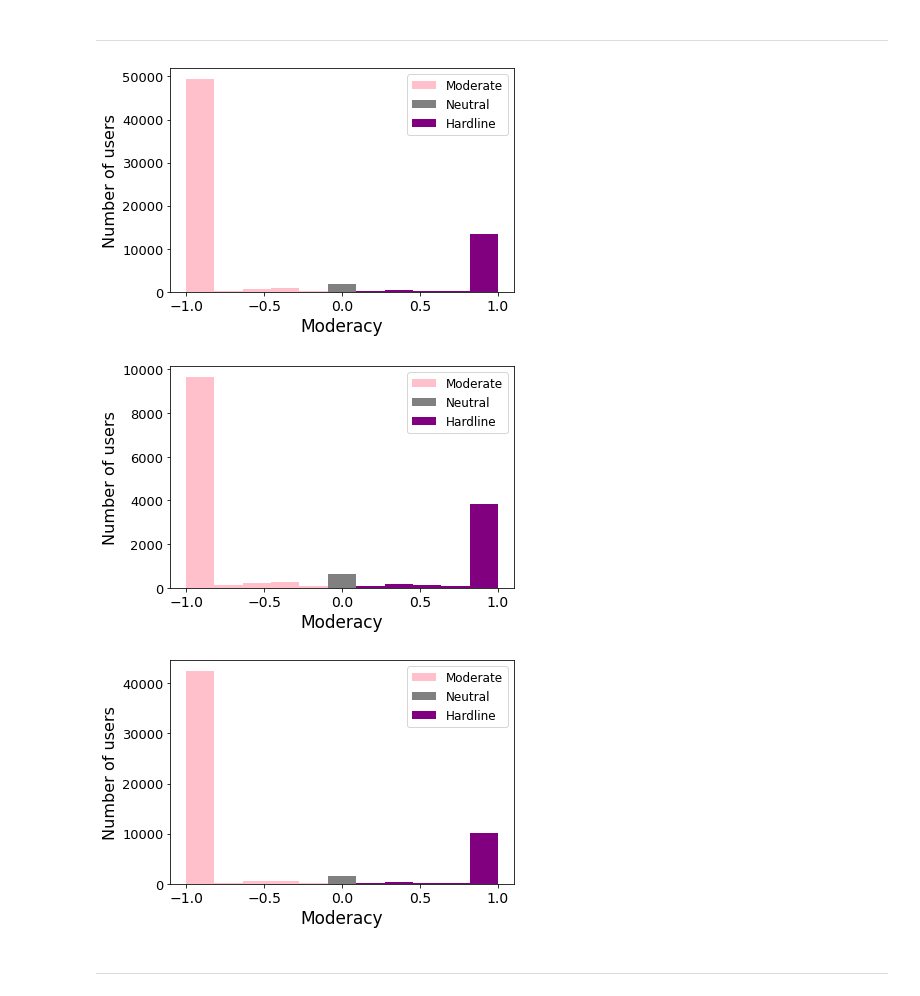
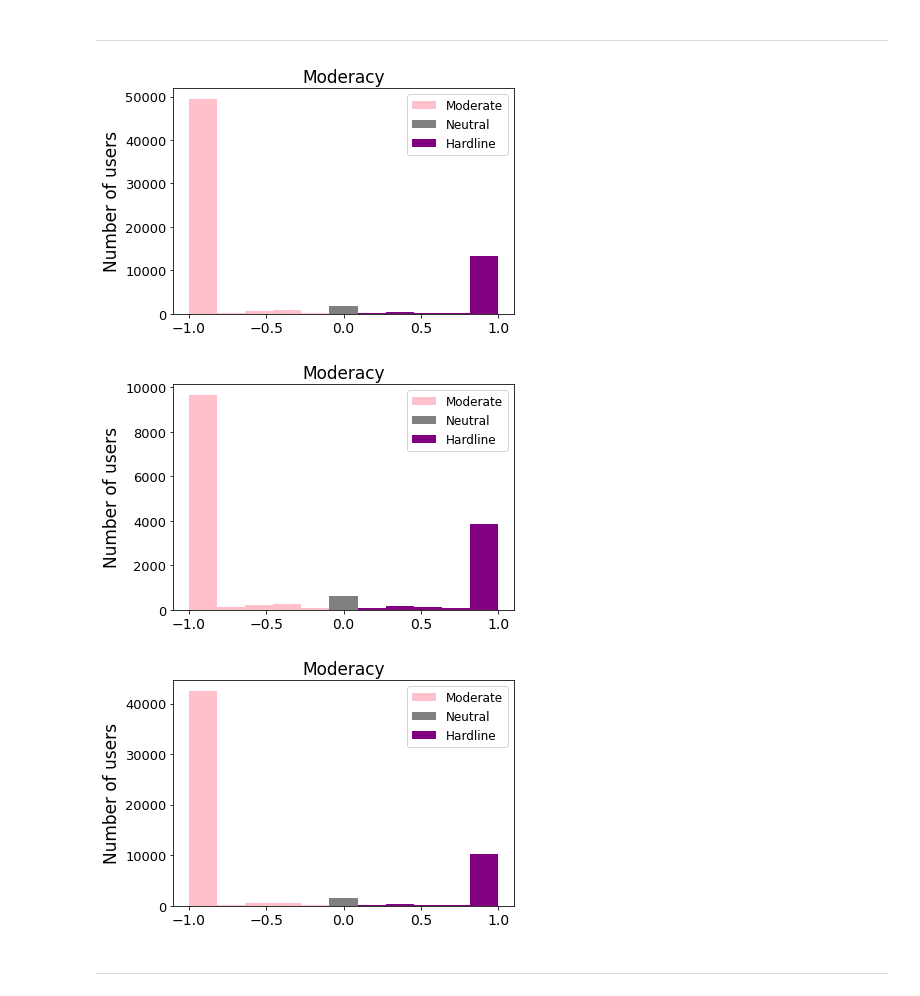
Before and after one commit to MoSamani/Deleted-Tweets, a Jupyter notebook: user_polarisiation/Plot_moderacy_Polarisation.ipynb, the cells around one changed output. Saved outputs shown, nothing was run; the diff lists cells and outputs as text; code cells hidden in the pictures.

```diff
--- a/user_polarisiation/Plot_moderacy_Polarisation.ipynb
+++ b/user_polarisiation/Plot_moderacy_Polarisation.ipynb
@@ -596,8 +648,8 @@ plot_histogram_kb(df['moderacy'],'hist_tweetsKB_moderacy_polarized_users(nondele
 # %% [markdown]
 ****
 # %%
-df_tweetskb_polarized_users_del = df_tweetskb_polarized_user[df_tweetskb_polarized_user['is_deleted']==True]
-df_tweetskb_polarized_users_undel = df_tweetskb_polarized_user[df_tweetskb_polarized_user['is_deleted']==False]
+df_tweetskb_del = df_tweetskb[df_tweetskb['is_deleted']==True]
+df_tweetskb_undel = df_tweetskb[df_tweetskb['is_deleted']==False]
 # %%
 def plot_histogram_kb(df, titel):
 
@@ -620,8 +672,9 @@ def plot_histogram_kb(df, titel):
     ax.tick_params(axis='y', which='major', labelsize=13)
 
     figsize=(8, 6)
-    plt.ylabel('Number of users', fontsize=16)
-    ax.set_xlabel(xlabel='Moderacy', fontsize=17)
+    ax.set_title('Moderacy', fontsize=17)
+    ax.set_ylabel('Number of users', fontsize=17)
+    #ax.set_xlabel(xlabel='Moderacy', fontsize=17)
 
     #plt.title('Political polarization', fontsize=18)
     plt.legend( fontsize=12)
@@ -629,20 +682,20 @@ def plot_histogram_kb(df, titel):
     plt.savefig('../plots/'+titel+'.pdf')
 # %%
 #All Tweets
-df = df_tweetskb_polarized_user.drop_duplicates(subset=['Username'])
-plot_histogram_kb(df['moderacy_polarisation'],'hist_tweetsKB_moderacy_polarized_users(alltweets)')
+df = df_tweetskb.drop_duplicates(subset=['Username'])
+plot_histogram_kb(df['moderacy'],'hist_tweetsKB_moderacy_polarized_users(alltweets)')
 # %% [output]
-[figure, old version]
+[figure, new version]
 # %%
-df = df_tweetskb_polarized_users_del.drop_duplicates(subset=['Username'])
-plot_histogram_kb(df['moderacy_polarisation'],'hist_tweetsKB_moderacy_polarized_users(deletedtweets)')
+df = df_tweetskb_del.drop_duplicates(subset=['Username'])
+plot_histogram_kb(df['moderacy'],'hist_tweetsKB_moderacy_polarized_users(deletedtweets)')
 # %% [output]
-[figure, old version]
+[figure, new version]
 # %%
-df = df_tweetskb_polarized_users_undel.drop_duplicates(subset=['Username'])
-plot_histogram_kb(df['moderacy_polarisation'],'hist_tweetsKB_moderacy_polarized_users(nondeletedtweets)')
+df = df_tweetskb_undel.drop_duplicates(subset=['Username'])
+plot_histogram_kb(df['moderacy'],'hist_tweetsKB_moderacy_polarized_users(nondeletedtweets)')
 # %% [output]
-[figure, old version]
+[figure, new version]
 # %% [markdown]
 ***
 # %% [markdown]
```
Also changed, not shown: parts of 14 cells of this notebook, 26 other files.
